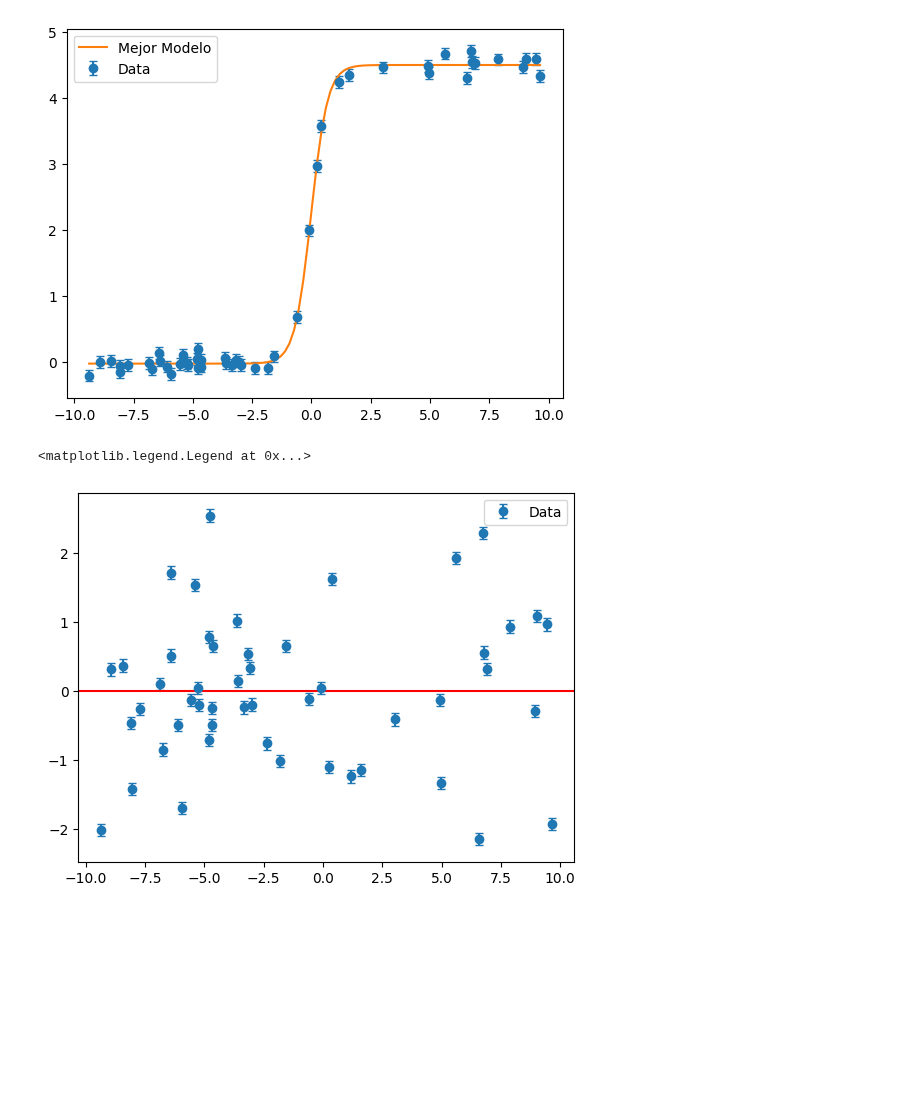
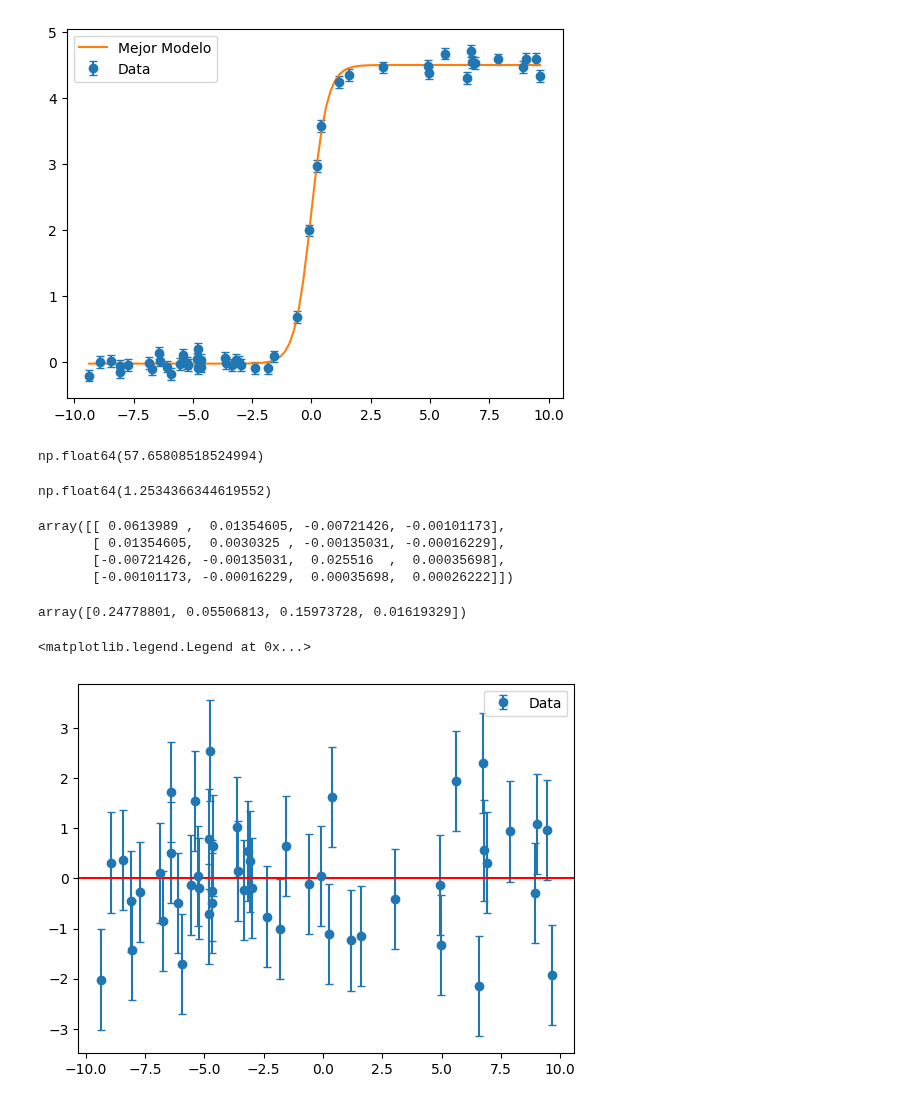
Before and after one commit to asegura4488/MetodosComputacionales2026, a Jupyter notebook: Semana12/AjusteNolineal.ipynb, the cells around one changed output. Drawn from its saved outputs; the diff is of its cells as text; code cells hidden in the pictures; blank space fills up the shorter version.

```diff
--- a/Semana12/AjusteNolineal.ipynb
+++ b/Semana12/AjusteNolineal.ipynb
@@ -85,3 +86,7 @@ plt.legend()
 # %% [output]
 <matplotlib.legend.Legend at 0x...>
 [figure]
+# %%
+# Ajustamos con curvefit - modificamos el modelo para el paquete
+def sigmoide(x, A, B, C, D):
+    return A / (B + np.exp(-C*x)) + D
@@ -88,9 +104,43 @@ plt.legend()
+# %%
+# Miremos la chi2 reducida
+chi2_cf = np.sum(((y - sigmoide(x, *p_cf)) / sigma)**2)
+chi2_cf
+# %% [output]
+np.float64(57.65808518524994)
+# %%
+N = len(x)
+# Miramos el numero de parametros en el modelo
+npar = len(p_cf)
+ndof = N - npar
+
+
+# Miremos la chi2 reducida, buen ajuste cerca a 1
+chi2red_cf = chi2_cf / ndof
+chi2red_cf
+# %% [output]
+np.float64(1.2534366344619552)
+# %%
+# Matriz de covarianza
+pcov_cf
+# %% [output]
+array([[ 0.0613989 ,  0.01354605, -0.00721426, -0.00101173],
+       [ 0.01354605,  0.0030325 , -0.00135031, -0.00016229],
+       [-0.00721426, -0.00135031,  0.025516  ,  0.00035698],
+       [-0.00101173, -0.00016229,  0.00035698,  0.00026222]])
+# %%
+# Miremos el error en los parametros
+# INCERTIDUMBRES DEL AJUSTE curve_fit
+perr_cf = np.sqrt(np.diag(pcov_cf))
+perr_cf
+# %% [output]
+array([0.24778801, 0.05506813, 0.15973728, 0.01619329])
 # %%
 # pintemos los residuales
-residuales = ( y - sigmoide(x, paramopt) ) / sigma
-plt.errorbar(x,residuales, yerr=sigma, fmt='o', capsize=3,label='Data')
+residuales = ( y - sigmoide(x, *paramopt) ) / sigma
+
+plt.errorbar(x,residuales, yerr=np.ones_like(residuales), fmt='o', capsize=3,label='Data')
 plt.axhline(y=0, color='r', linestyle='-')
 plt.legend()
 # %% [output]
 <matplotlib.legend.Legend at 0x...>
-[figure, old version]
+[figure, new version]
```
Also changed, not shown: parts of 3 cells of this notebook.
